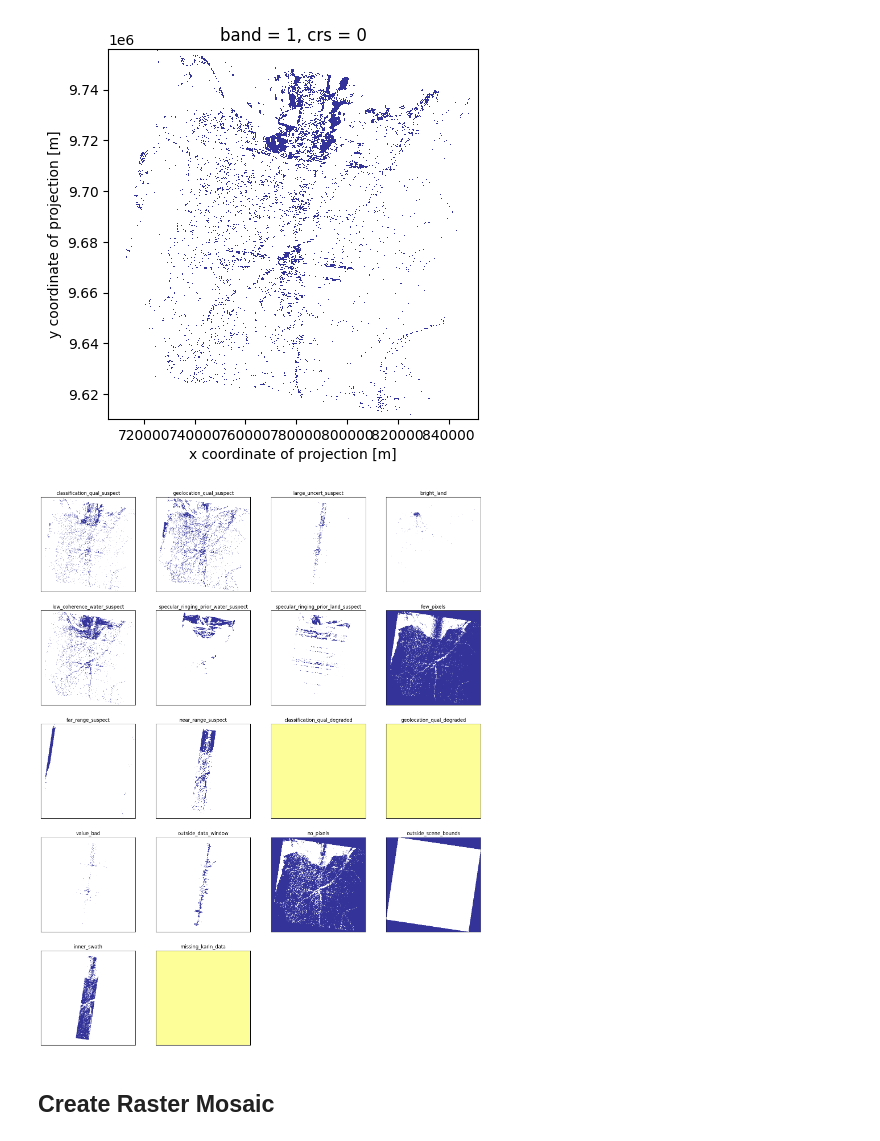
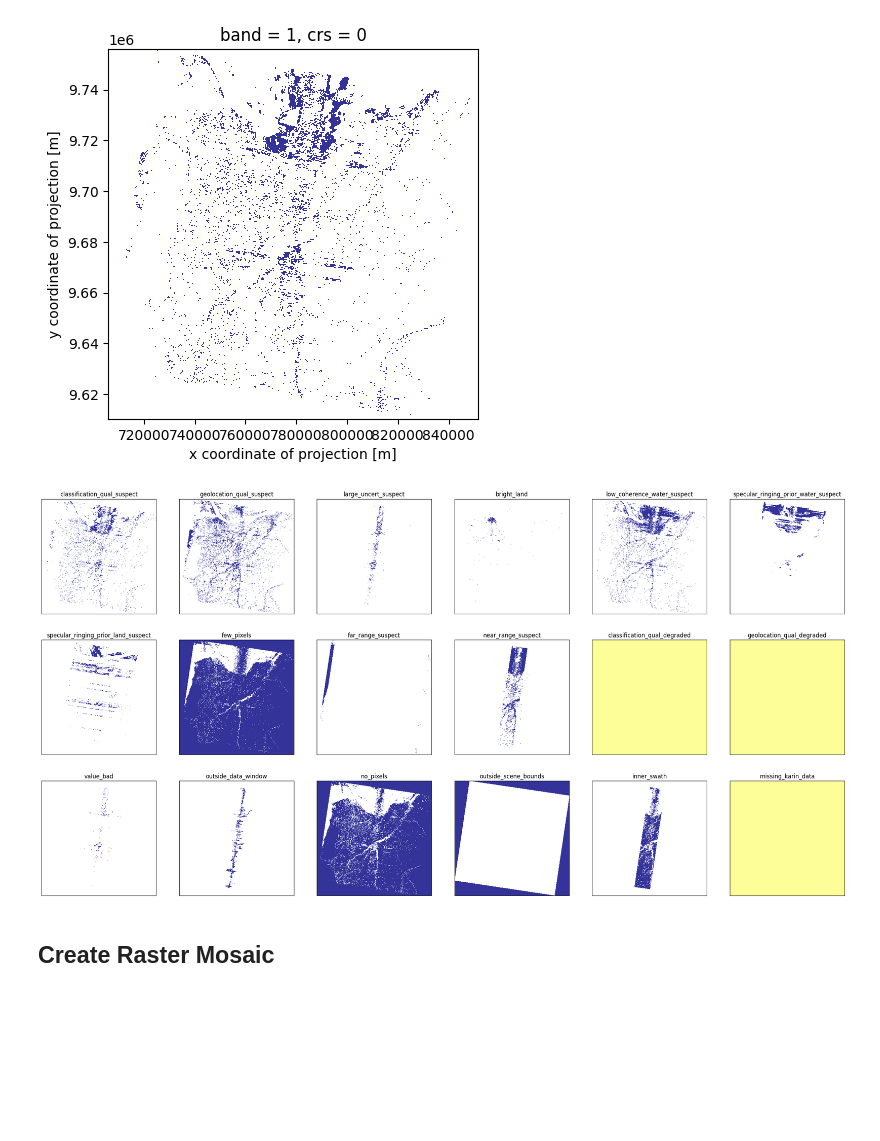
Before and after one commit to cordmaur/swot, a Jupyter notebook: nbs/11-SWOT_Raster_pipeline.ipynb, the cells around one changed output. Cells and saved outputs as stored; diff of their text form; code cells hidden in the pictures; blank space fills up the shorter version.

```diff
--- a/nbs/11-SWOT_Raster_pipeline.ipynb
+++ b/nbs/11-SWOT_Raster_pipeline.ipynb
@@ -202,28 +202,28 @@ ax.set_aspect("equal")
 [figure]
 # %%
 size = 5
-cols = 4
+cols = 6
 rows = len(QUALITY_FLAGS) // cols + (len(QUALITY_FLAGS) % cols > 0)
 
 fig, axs = plt.subplots(rows, cols, figsize=(size * cols, size * rows))
 
 for ax, flag in zip(axs.flat, QUALITY_FLAGS, strict=False):
     masked = mask_by_flags(qual_bit, flags=[flag])
     masked.plot.imshow(ax=ax, cmap="terrain_r", add_colorbar=False)
     ax.set_title(flag)
     ax.set_aspect("equal")
 
 for ax in axs.flat:
     # disable axis labels
     if ax.get_title() != "":
         ax.set_xticks([])
         ax.set_yticks([])
         ax.set_xlabel("")
         ax.set_ylabel("")
     else:
         ax.set_axis_off()
 # %% [output]
-[figure, old version]
+[figure, new version]
 # %% [markdown]
 ## Create Raster Mosaic
 # %% [markdown]
```
Also changed, not shown: parts of 11 cells of this notebook, 8 other files.
